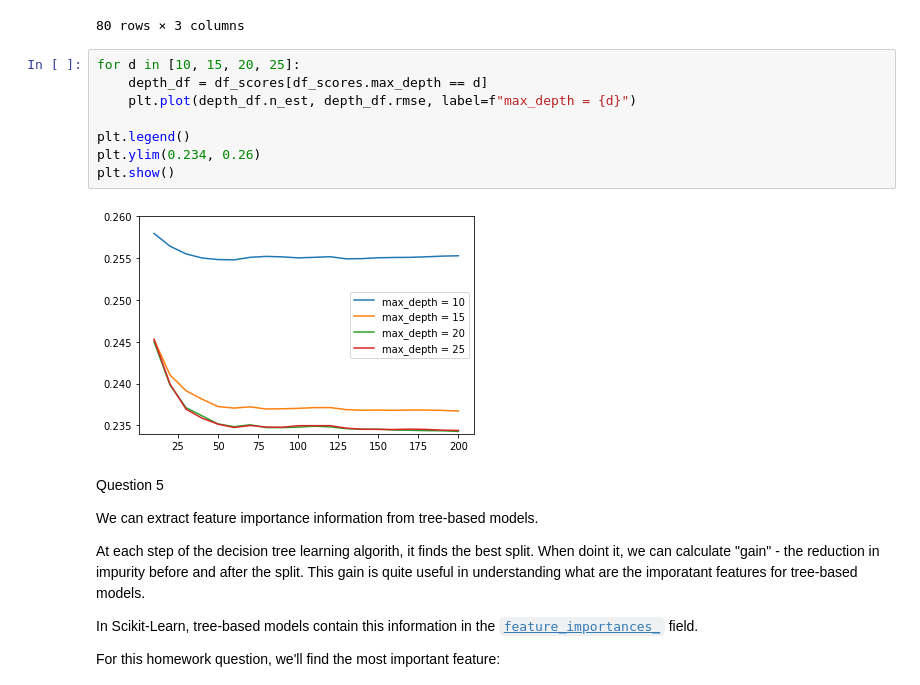
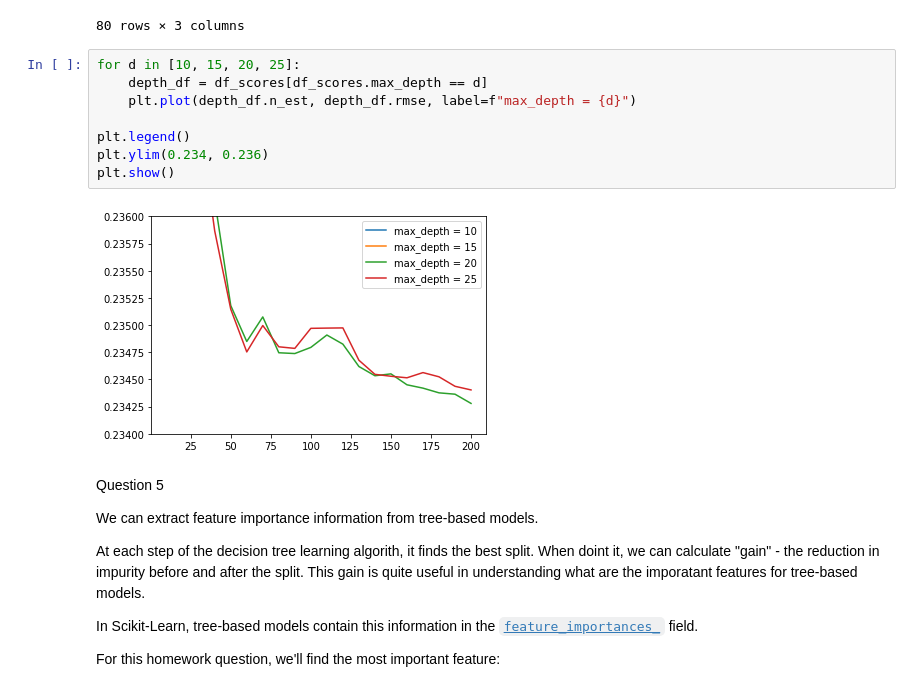
Before and after one commit to adamfdnb/course-mlzoomcamp, a Jupyter notebook: 06-trees/homework-06-trees.ipynb, the cells around one changed output. Saved outputs shown, nothing was run; the diff lists cells and outputs as text.

```diff
--- a/06-trees/homework-06-trees.ipynb
+++ b/06-trees/homework-06-trees.ipynb
@@ -229,13 +229,13 @@ df_scores
 # %%
 for d in [10, 15, 20, 25]:
     depth_df = df_scores[df_scores.max_depth == d]
     plt.plot(depth_df.n_est, depth_df.rmse, label=f"max_depth = {d}")
 
 plt.legend()
-plt.ylim(0.234, 0.26)
+plt.ylim(0.234, 0.236)
 plt.show()
 # %% [output]
-[figure, old version]
+[figure, new version]
 # %% [markdown]
 Question 5
 
```
Also changed, not shown: parts of 4 cells of this notebook.
